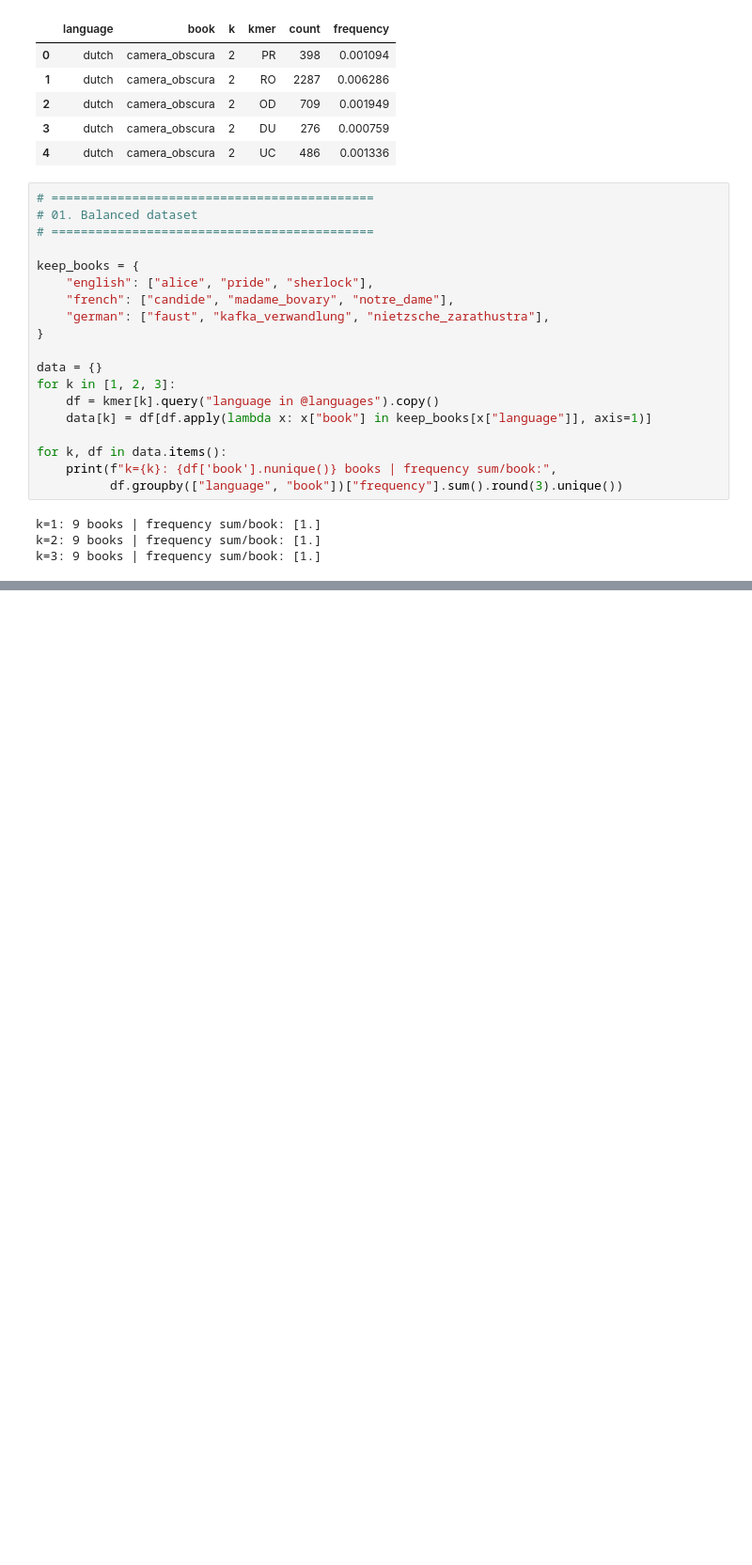
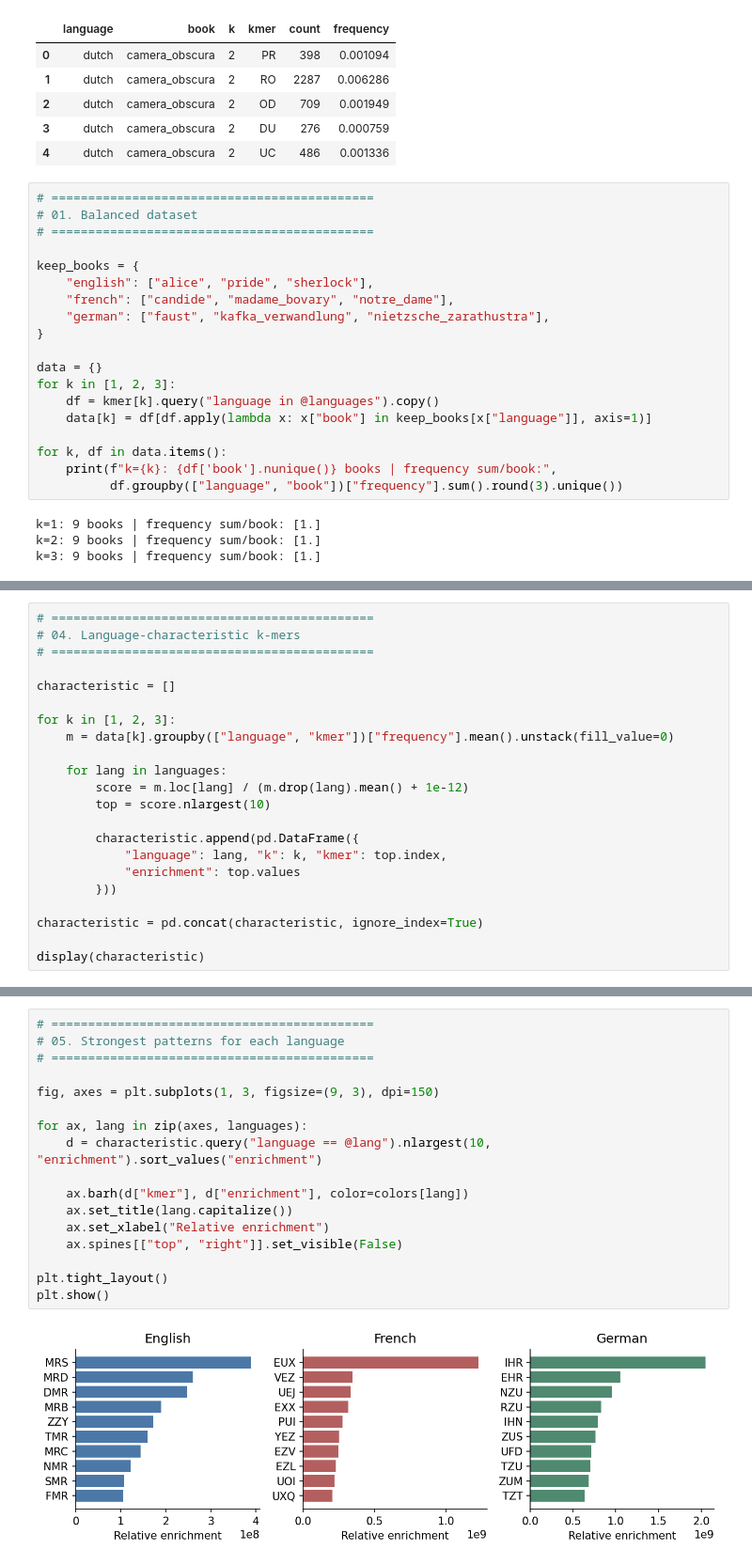
Before and after one commit to ih-11/book2genome, a Jupyter notebook: notebooks/kmers.ipynb, the cells around one changed output, grey strips where cells are left out. Shown at 94% size. Drawn from its saved outputs; the diff is of its cells as text; blank space fills up the shorter version.

```diff
--- a/notebooks/kmers.ipynb
+++ b/notebooks/kmers.ipynb
@@ -136,0 +227,22 @@ plt.show()
+# %%
+# ============================================
+# 04. Language-characteristic k-mers
+# ============================================
+
+characteristic = []
+
+for k in [1, 2, 3]:
+    m = data[k].groupby(["language", "kmer"])["frequency"].mean().unstack(fill_value=0)
+
+    for lang in languages:
+        score = m.loc[lang] / (m.drop(lang).mean() + 1e-12)
+        top = score.nlargest(10)
+
+        characteristic.append(pd.DataFrame({
+            "language": lang, "k": k, "kmer": top.index,
+            "enrichment": top.values
+        }))
+
+characteristic = pd.concat(characteristic, ignore_index=True)
+
+display(characteristic)
@@ -136,0 +263,19 @@ plt.show()
+# %%
+# ============================================
+# 05. Strongest patterns for each language
+# ============================================
+
+fig, axes = plt.subplots(1, 3, figsize=(9, 3), dpi=150)
+
+for ax, lang in zip(axes, languages):
+    d = characteristic.query("language == @lang").nlargest(10, "enrichment").sort_values("enrichment")
+
+    ax.barh(d["kmer"], d["enrichment"], color=colors[lang])
+    ax.set_title(lang.capitalize())
+    ax.set_xlabel("Relative enrichment")
+    ax.spines[["top", "right"]].set_visible(False)
+
+plt.tight_layout()
+plt.show()
+# %% [output]
+[figure, added]
```
Also changed, not shown: parts of 10 cells of this notebook.
